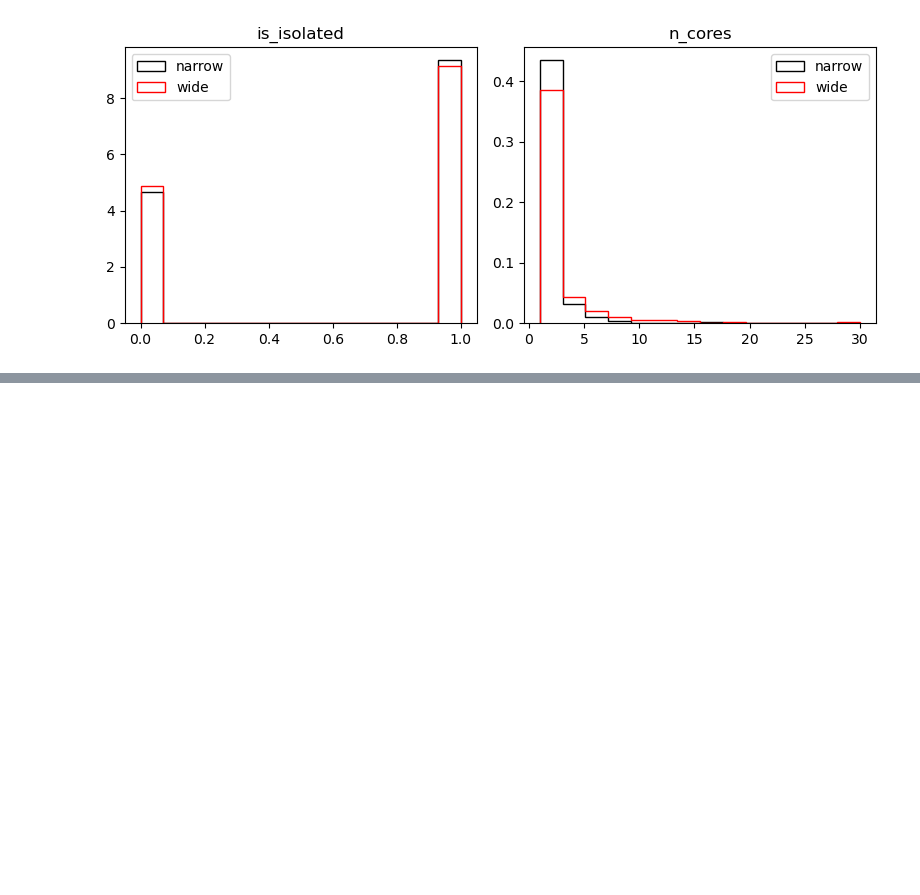
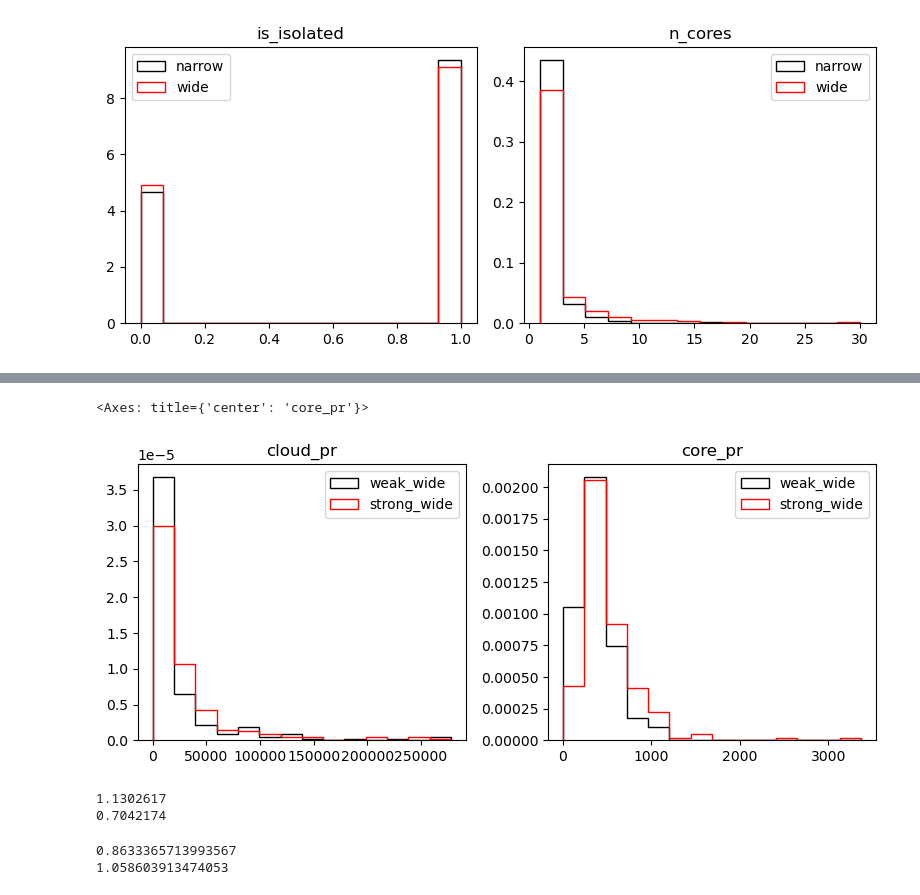
Before and after one commit to mathilde-ritman/acp_submission, a Jupyter notebook: scripts/data_analysis/08.correlations.ipynb, the cells around one changed output, grey strips where cells are left out. Drawn from its saved outputs; the diff is of its cells as text; code cells hidden in the pictures; blank space fills up the shorter version.

```diff
--- a/scripts/data_analysis/08.correlations.ipynb
+++ b/scripts/data_analysis/08.correlations.ipynb
@@ -286,0 +337,17 @@ compare_characeristics(weak_narrow, strong_narrow, 'weak_narrow', 'strong_narrow
+# %%
+vars_to_plot = ['cloud_pr','core_pr',]
+compare_characeristics(weak_wide, strong_wide, 'weak_wide', 'strong_wide', vars_to_plot)
+# %% [output]
+<Axes: title={'center': 'core_pr'}>
+[figure, added]
+# %%
+# - response
+
+pct_change_weak = percent_chage(weak.sel(pi_Ac='lower').core_pr.mean('system'), weak.sel(pi_Ac='upper').core_pr.mean('system'))
+pct_change_strong = percent_chage(strong.sel(pi_Ac='lower').core_pr.mean('system'), strong.sel(pi_Ac='upper').core_pr.mean('system'))
+
+print(pct_change_weak)
+print(pct_change_strong)
+# %% [output]
+1.1302617
+0.7042174
@@ -286,0 +360,11 @@ compare_characeristics(weak_narrow, strong_narrow, 'weak_narrow', 'strong_narrow
+# %%
+# - response
+
+pct_change_weak = percent_chage(weak.sel(pi_Ac='lower').cloud_area.mean('system').max('interp_time'), weak.sel(pi_Ac='upper').cloud_area.mean('system').max('interp_time'))
+pct_change_strong = percent_chage(strong.sel(pi_Ac='lower').cloud_area.mean('system').max('interp_time'), strong.sel(pi_Ac='upper').cloud_area.mean('system').max('interp_time'))
+
+print(pct_change_weak)
+print(pct_change_strong)
+# %% [output]
+0.8633365713993567
+1.058603913474053
```
Also changed, not shown: parts of 13 cells of this notebook, 9 other files.
